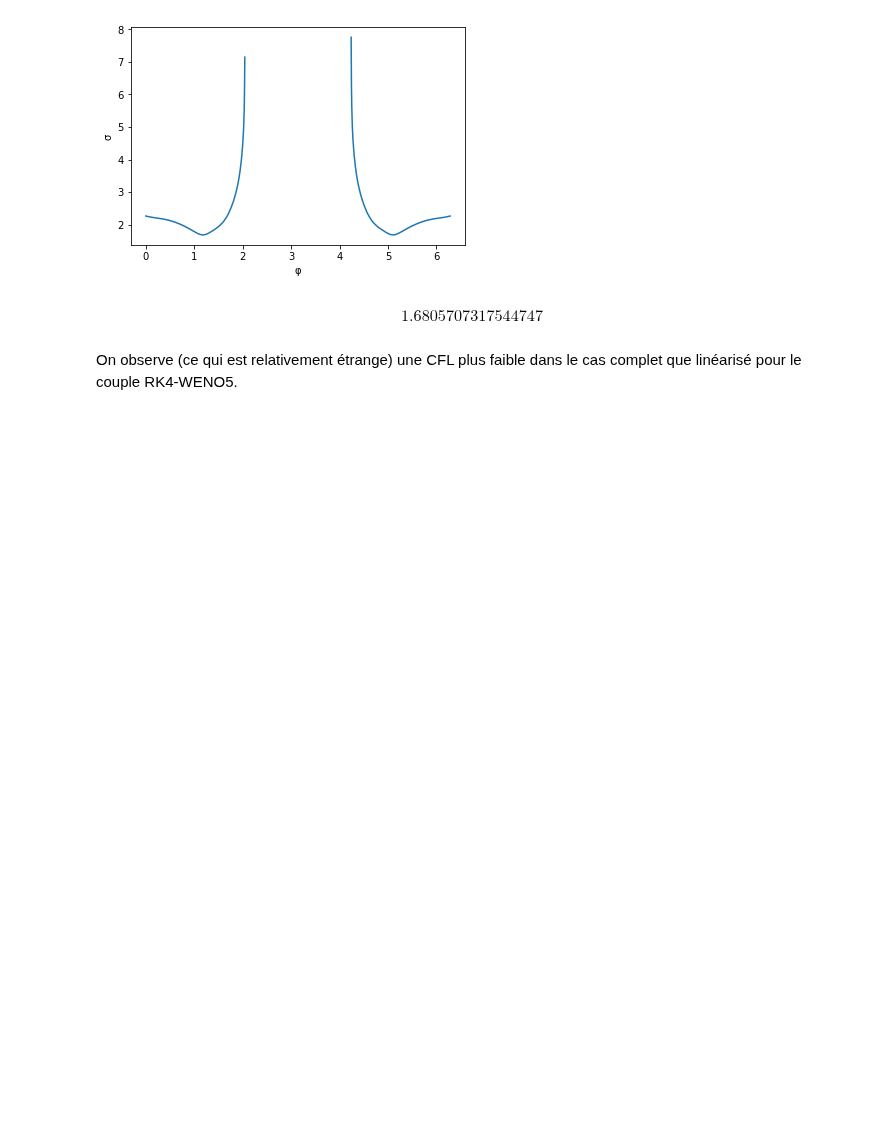
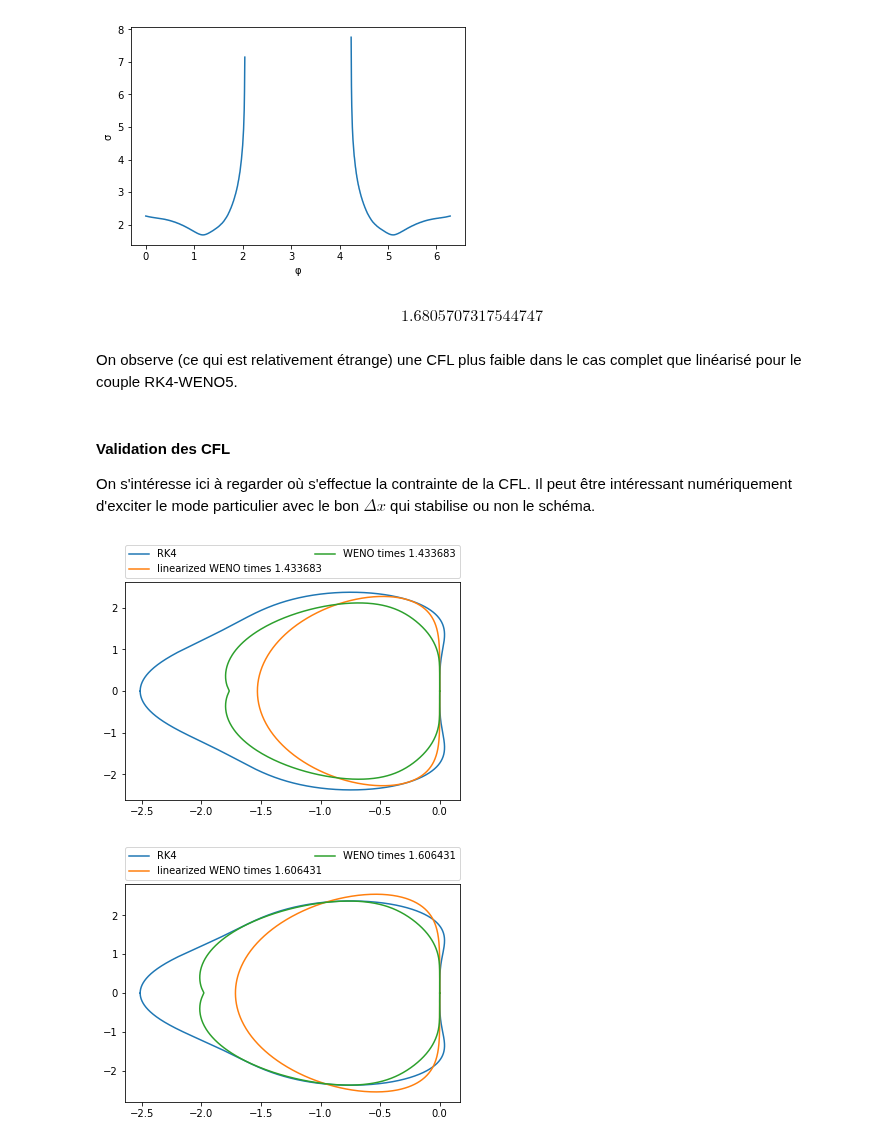
Before and after one commit to kivvix/miMaS, a Jupyter notebook: cfl_weno/cfl.ipynb, the cells around one changed output. Saved outputs shown, nothing was run; the diff lists cells and outputs as text; code cells hidden in the pictures; blank space fills up the shorter version.

```diff
--- a/cfl_weno/cfl.ipynb
+++ b/cfl_weno/cfl.ipynb
@@ -428,7 +430,8 @@ def cfl( z_weno , b_rk ):
   plt.show()
   return min(sigs)
 # %%
-cfl(-wenol.data_z,b3[::3])
+sigma_l = cfl(-wenol.data_z,b3[::3])
+sigma_l
 # %% [output]
 [figure]
 $$1.433683174288281$$
@@ -442,7 +445,8 @@ $$1.7311984792232984$$
 # %% [markdown]
 On utilise maintenant la même fonction pour effectuer le même travail sur WENO complet.
 # %%
-cfl(-weno.data,b3[::3])
+sigma_w = cfl(-weno.data,b3[::3])
+sigma_w
 # %% [output]
 [figure]
 $$1.6064312370501719$$
@@ -453,3 +457,24 @@ cfl(-weno.data,b4[::4])
 $$1.6805707317544747$$
 # %% [markdown]
 On observe (ce qui est relativement étrange) une CFL plus faible dans le cas complet que linéarisé pour le couple RK4-WENO5.
+# %% [markdown]
+#### Validation des CFL
+
+On s'intéresse ici à regarder où s'effectue la contrainte de la CFL. Il peut être intéressant numériquement d'exciter le mode particulier avec le bon $\Delta x$ qui stabilise ou non le schéma.
+# %%
+plt.plot(*reim(b3),label="RK%i"%n)
+plt.plot(*reim(-sigma_l*wenol.data_z),label="linearized WENO times %f"%sigma_l)
+plt.plot(*reim(-sigma_l*weno.data),label="WENO times %f"%sigma_l)
+#plt.axis('equal')
+plt.legend(bbox_to_anchor=(0., 1.02, 1.,.102),loc=3,ncol=2,mode="expand",borderaxespad=0.)
+plt.show()
+
+plt.plot(*reim(b3),label="RK%i"%n)
+plt.plot(*reim(-sigma_w*wenol.data_z),label="linearized WENO times %f"%sigma_w)
+plt.plot(*reim(-sigma_w*weno.data),label="WENO times %f"%sigma_w)
+#plt.axis('equal')
+plt.legend(bbox_to_anchor=(0., 1.02, 1.,.102),loc=3,ncol=2,mode="expand",borderaxespad=0.)
+plt.show()
+# %% [output]
+[figure, added]
+[figure, added]
```
Also changed, not shown: parts of 3 cells of this notebook.
